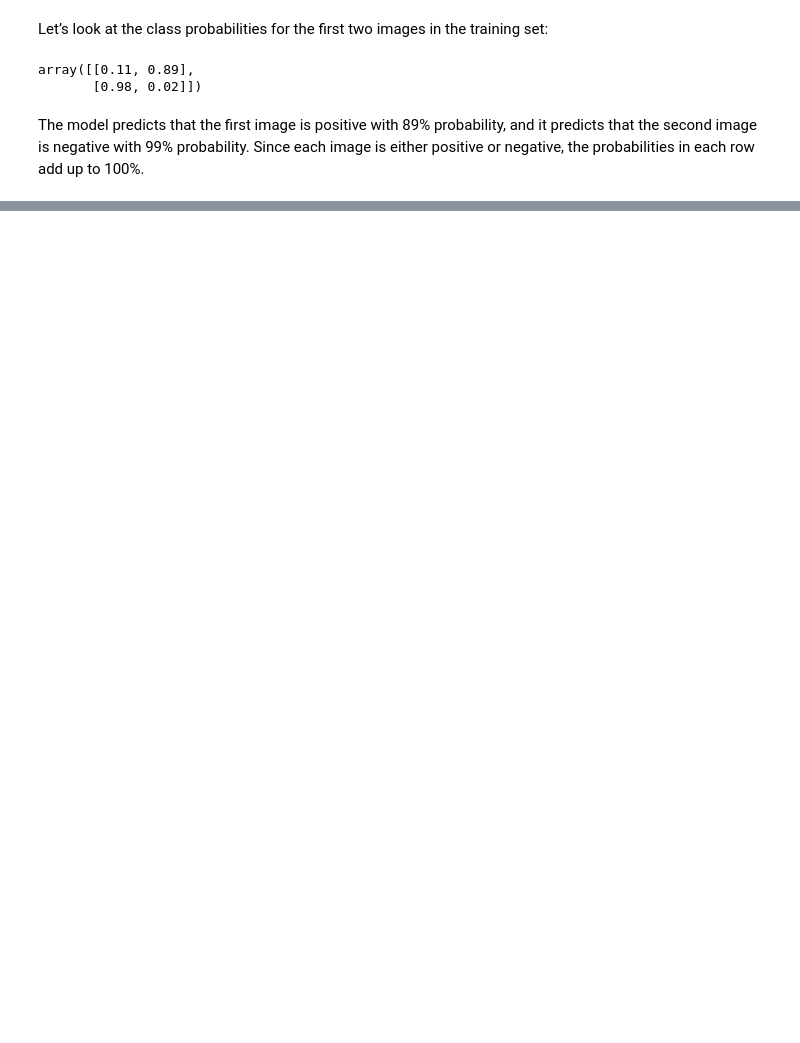
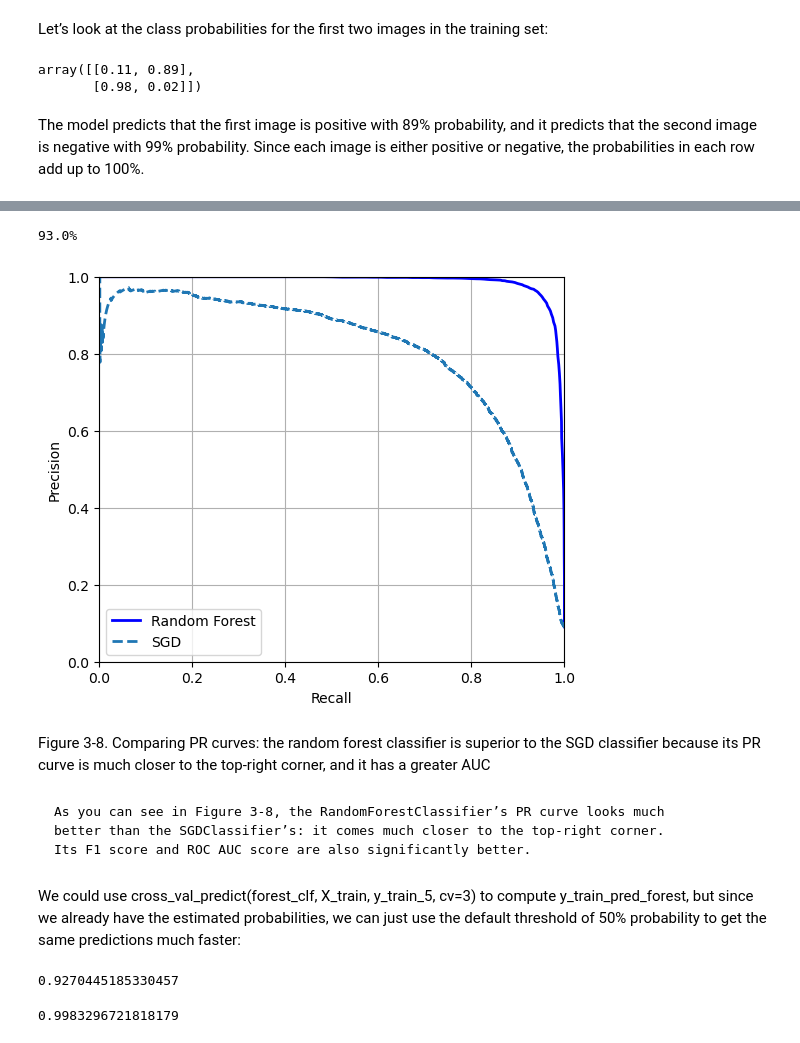
Before and after one commit to TimoSR/AppliedAI, a Jupyter notebook: lectures/Classic_Regression_and_Classification/Chapter_8_eTe_Classification_Example/ML_Classification_eTe.ipynb, the cells around one changed output, grey strips where cells are left out. Saved outputs shown, nothing was run; the diff lists cells and outputs as text; code cells hidden in the pictures; blank space fills up the shorter version.

```diff
--- a/lectures/Chapter_8_eTe_Classification_Example/ML_Classification_eTe.ipynb
+++ b/lectures/Classic_Regression_and_Classification/Chapter_8_eTe_Classification_Example/ML_Classification_eTe.ipynb
@@ -529,0 +539,45 @@ either positive or negative, the probabilities in each row add up to 100%.
+# %%
+idx_50_to_60 = (y_probas_forest[:, 1] > 0.50) & (y_probas_forest[:, 1] < 0.60)
+print(f"{(y_train_5[idx_50_to_60]).sum() / idx_50_to_60.sum():.1%}")
+# %% [output]
+93.0%
+# %%
+y_scores_forest = y_probas_forest[:, 1]
+precisions_forest, recalls_forest, thresholds_forest = precision_recall_curve(
+    y_train_5, y_scores_forest)
+# %%
+plt.figure(figsize=(6, 5))  # extra code – not needed, just formatting
+
+plt.plot(recalls_forest, precisions_forest, "b-", linewidth=2,
+         label="Random Forest")
+plt.plot(recalls, precisions, "--", linewidth=2, label="SGD")
+
+# extra code – just beautifies and saves Figure 3–8
+plt.xlabel("Recall")
+plt.ylabel("Precision")
+plt.axis([0, 1, 0, 1])
+plt.grid()
+plt.legend(loc="lower left")
+
+plt.show()
+# %% [output]
+[figure, added]
+# %% [markdown]
+Figure 3-8. Comparing PR curves: the random forest classifier is superior to the SGD
+classifier because its PR curve is much closer to the top-right corner, and it has a greater
+AUC
+# %% [markdown]
+    As you can see in Figure 3-8, the RandomForestClassifier’s PR curve looks much
+    better than the SGDClassifier’s: it comes much closer to the top-right corner.
+    Its F1 score and ROC AUC score are also significantly better.
+# %% [markdown]
+We could use cross_val_predict(forest_clf, X_train, y_train_5, cv=3) to compute y_train_pred_forest, but since we already have the estimated probabilities, we can just use the default threshold of 50% probability to get the same predictions much faster:
+# %%
+y_train_pred_forest = y_probas_forest[:, 1] >= 0.5  # positive proba ≥ 50%
+f1_score(y_train_5, y_train_pred_forest)
+# %% [output]
+0.9270445185330457
+# %%
+roc_auc_score(y_train_5, y_scores_forest)
+# %% [output]
+0.9983296721818179
```
Also changed, not shown: parts of 24 cells of this notebook, 5 other files.
